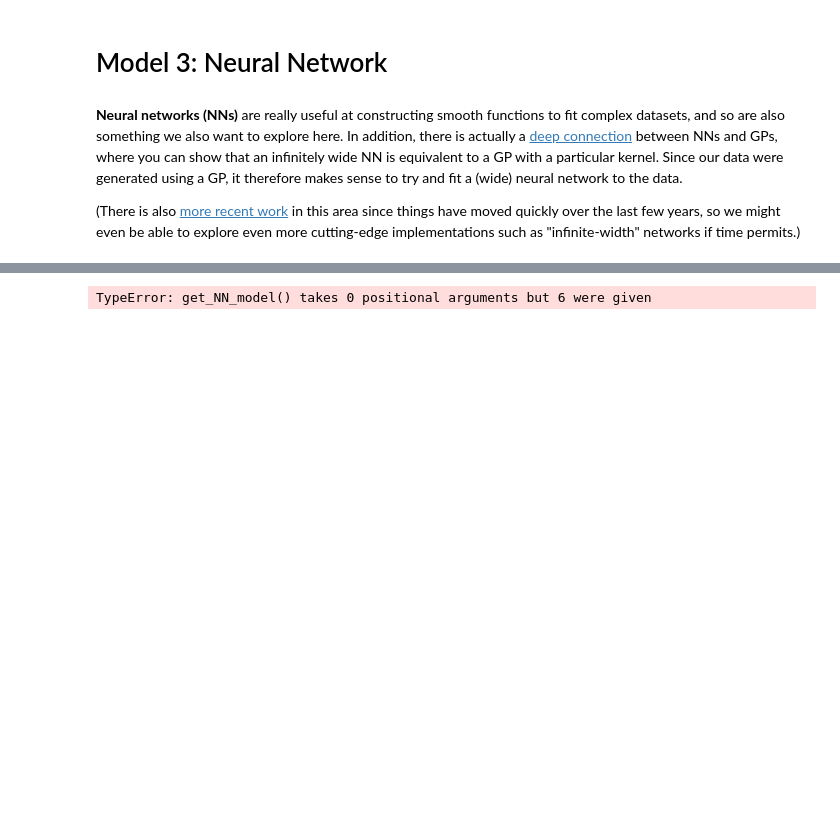
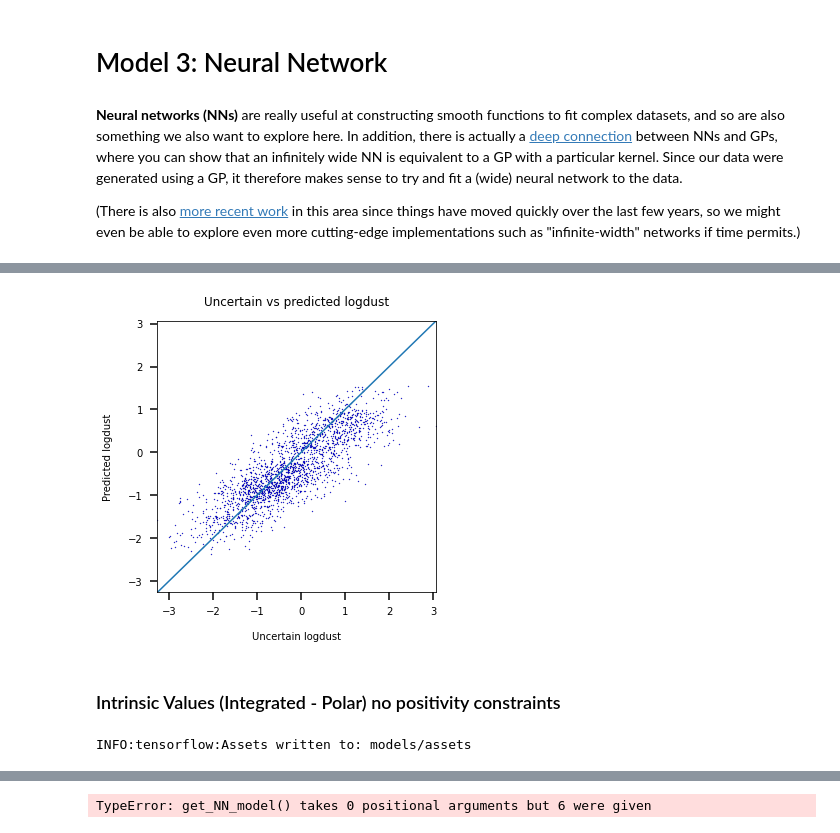
Before and after one commit to avaove/dust-map, a Jupyter notebook: dust_fit.ipynb, the cells around one changed output, grey strips where cells are left out. Saved outputs shown, nothing was run; the diff lists cells and outputs as text; code cells hidden in the pictures; blank space fills up the shorter version.

```diff
--- a/dust_fit.ipynb
+++ b/dust_fit.ipynb
@@ -263,0 +249,8 @@ plt.savefig('plots/train_and_validation_loss.png')
+# %%
+plt.figure(figsize=(5, 5))
+plot_pred_vs_true(Xo_samp_test, Yo_test, 'NN', model, title='Uncertain vs predicted logdust', xlabel='Uncertain logdust', ylabel='Predicted logdust', error=True)
+plt.savefig('plots/true_vs_pred_uncertainLogdust.png')
+# %% [output]
+[figure, added]
+# %% [markdown]
+### Intrinsic Values (Integrated - Polar) no positivity constraints
@@ -263,0 +261,4 @@ plt.savefig('plots/train_and_validation_loss.png')
+# %%
+model1.save('models')
+# %% [output]
+INFO:tensorflow:Assets written to: models/assets
```
Also changed, not shown: parts of 29 cells of this notebook, 28 other files.
